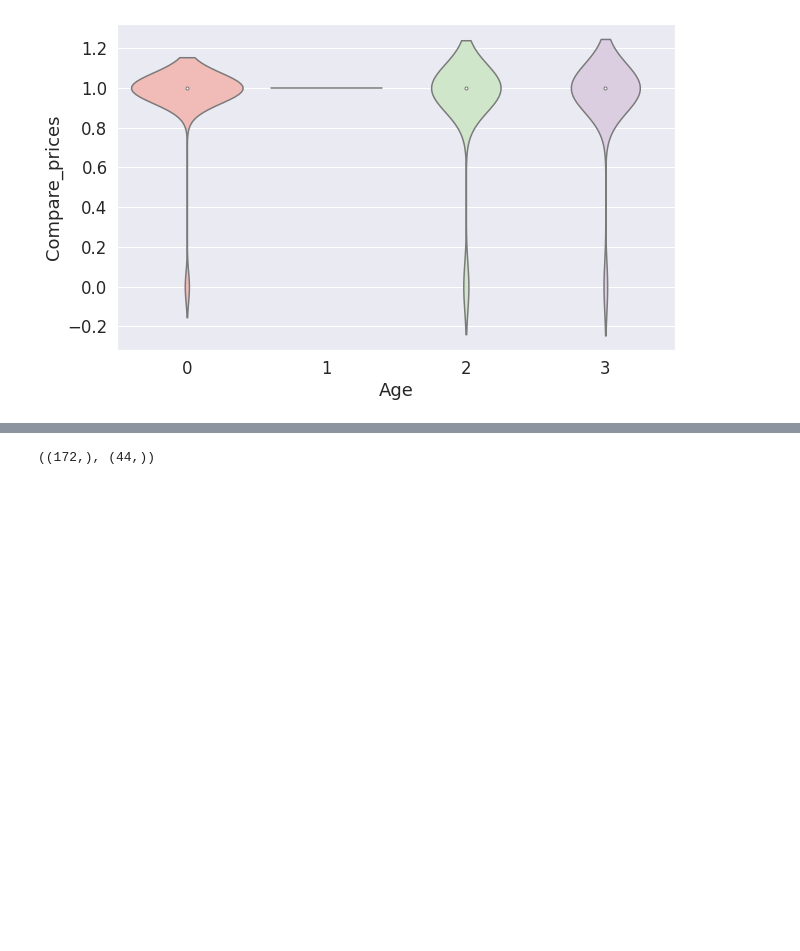
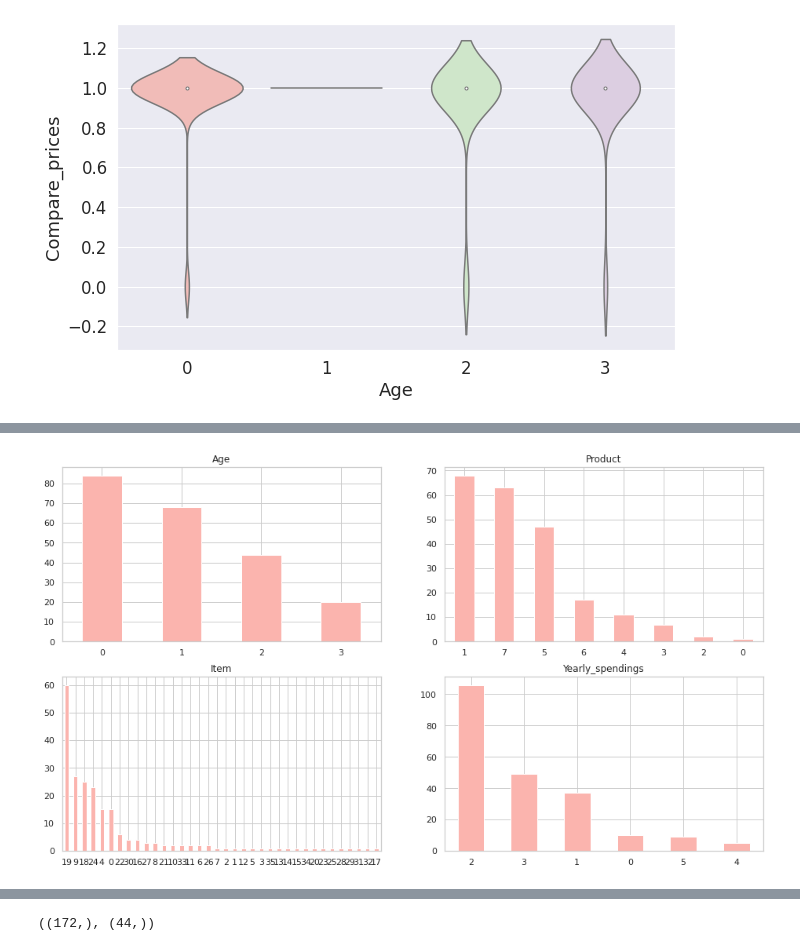
Before and after one commit to Sujatapanchal/MSCproject, a Jupyter notebook: Data_preprocessing_and_EDA.ipynb, the cells around one changed output, grey strips where cells are left out. Saved outputs shown, nothing was run; the diff lists cells and outputs as text; code cells hidden in the pictures; blank space fills up the shorter version.

```diff
--- a/Data_preprocessing_and_EDA.ipynb
+++ b/Data_preprocessing_and_EDA.ipynb
@@ -388,0 +450,16 @@ sns.violinplot(x = 'Age', y = 'Compare_prices', data = df);
+# %%
+plt.subplot(221)
+df['Age'].value_counts().plot(kind='bar', title='Age', figsize=(16,9))
+plt.xticks(rotation=0)
+plt.subplot(222)
+df['Product'].value_counts().plot(kind='bar', title='Product')
+plt.xticks(rotation=0)
+plt.subplot(223)
+df['Item'].value_counts().plot(kind='bar', title='Item')
+plt.xticks(rotation=0)
+plt.subplot(224)
+df['Yearly_spendings'].value_counts().plot(kind='bar', title='Yearly_spendings')
+plt.xticks(rotation=0)
+plt.show()
+# %% [output]
+[figure, added]
```
Also changed, not shown: parts of 43 cells of this notebook.
